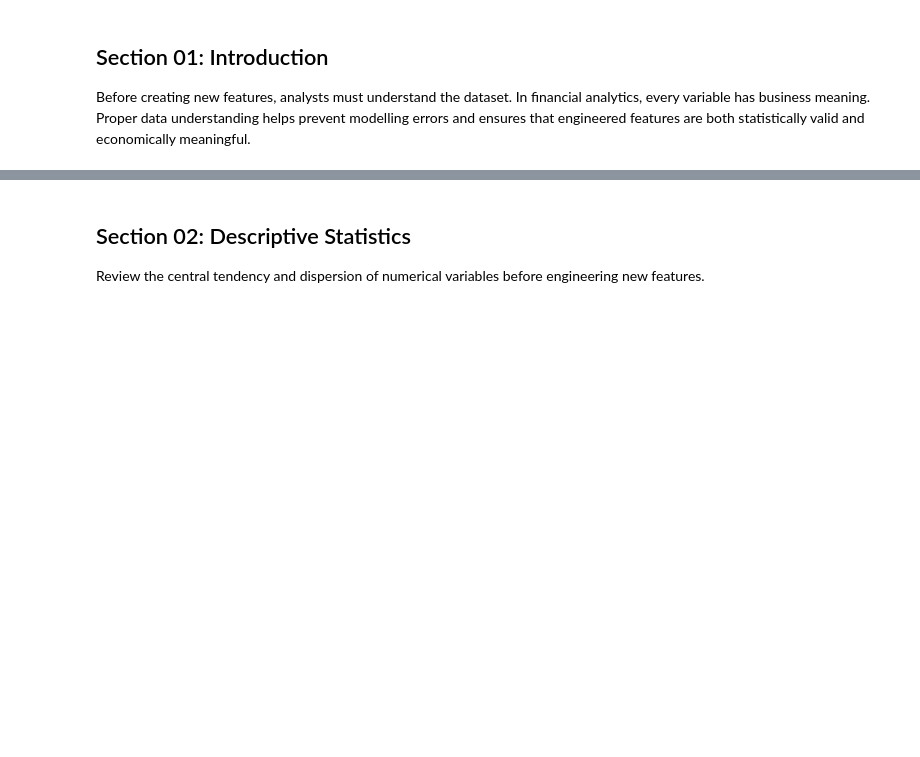
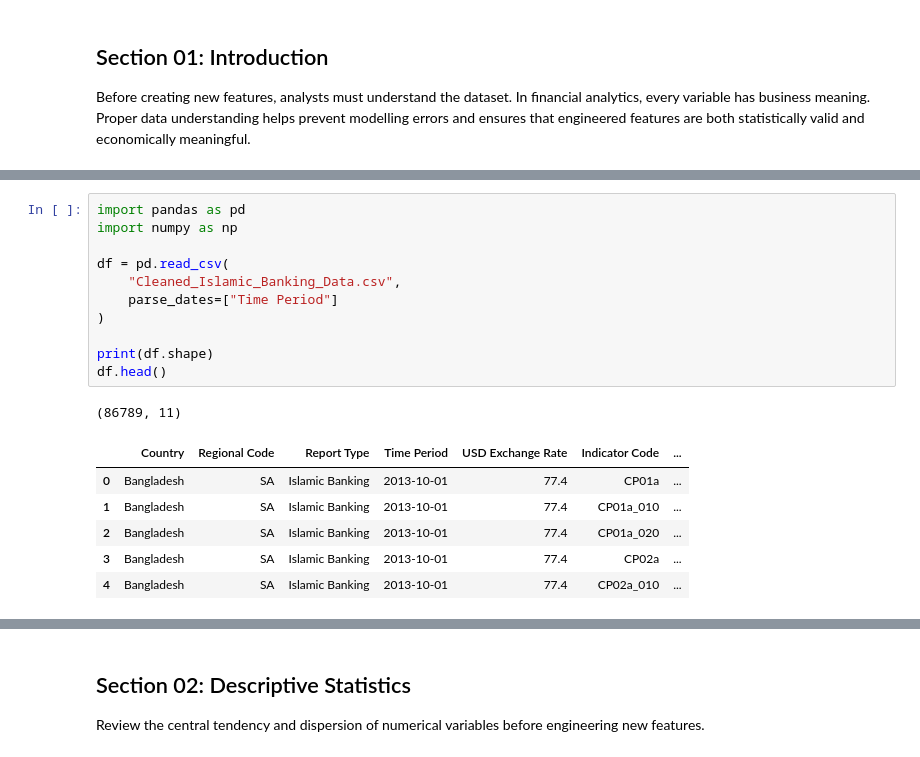
Before and after one commit to ejazurrehman/Islamic_Fintech_Working_Notebooks, a Jupyter notebook: Islamic_Banking_Feature_Engineering_workbook.ipynb, the cells around one changed output, grey strips where cells are left out. Saved outputs shown, nothing was run; the diff lists cells and outputs as text; blank space fills up the shorter version.

```diff
--- a/Islamic_Banking_Feature_Engineering_workbook.ipynb
+++ b/Islamic_Banking_Feature_Engineering_workbook.ipynb
@@ -79,0 +88,19 @@ Before creating new features, analysts must understand the dataset. In financial
+# %%
+import pandas as pd
+import numpy as np
+
+df = pd.read_csv(
+    "Cleaned_Islamic_Banking_Data.csv",
+    parse_dates=["Time Period"]
+)
+
+print(df.shape)
+df.head()
+# %% [output]
+(86789, 11)
+|  | Country | Regional Code | Report Type | Time Period | USD Exchange Rate | Indicator Code | ... |
+| 0 | Bangladesh | SA | Islamic Banking | 2013-10-01 | 77.4 | CP01a | ... |
+| 1 | Bangladesh | SA | Islamic Banking | 2013-10-01 | 77.4 | CP01a_010 | ... |
+| 2 | Bangladesh | SA | Islamic Banking | 2013-10-01 | 77.4 | CP01a_020 | ... |
+| 3 | Bangladesh | SA | Islamic Banking | 2013-10-01 | 77.4 | CP02a | ... |
+| 4 | Bangladesh | SA | Islamic Banking | 2013-10-01 | 77.4 | CP02a_010 | ... |
```
Also changed, not shown: parts of 27 cells of this notebook.
